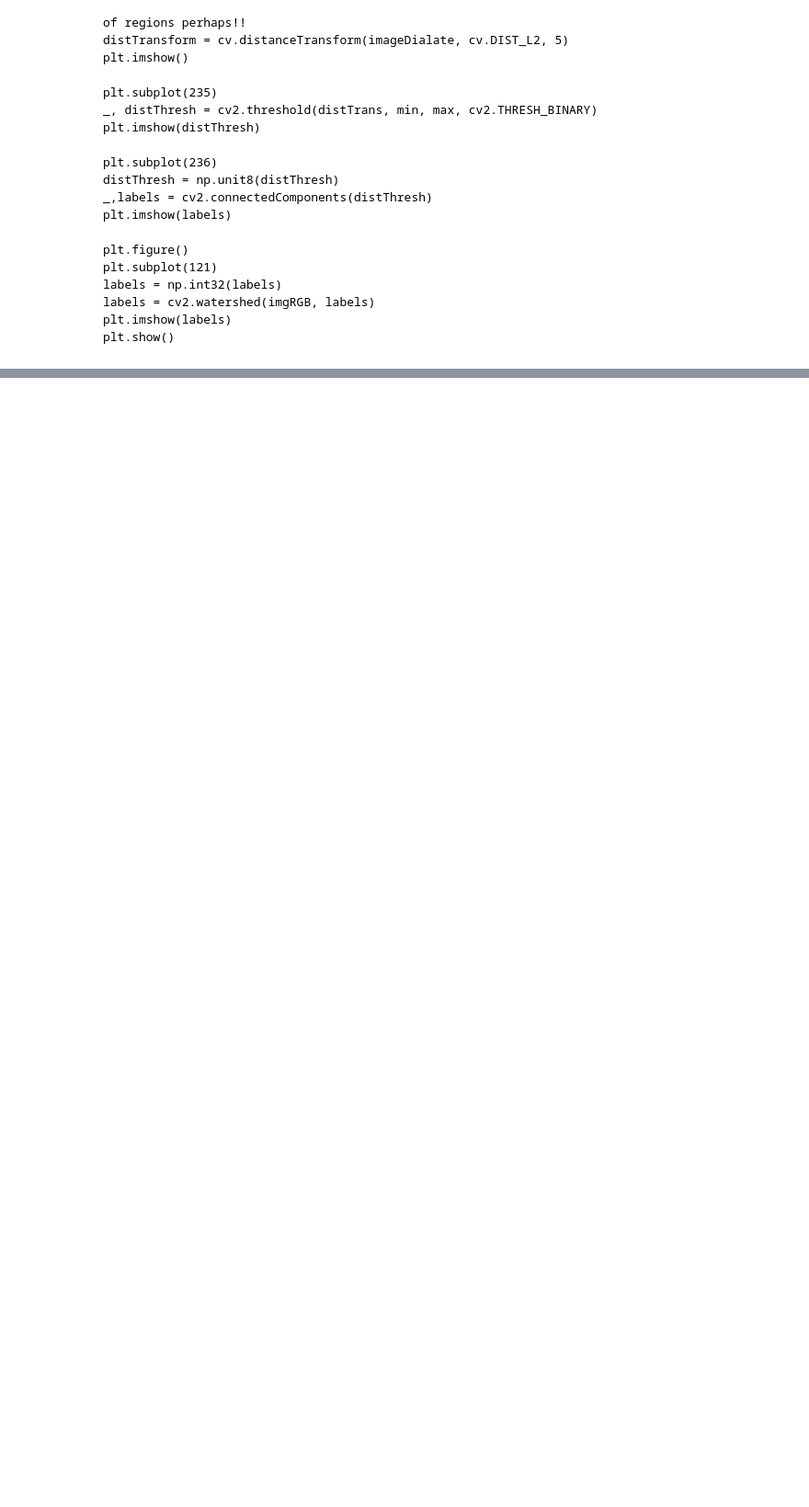
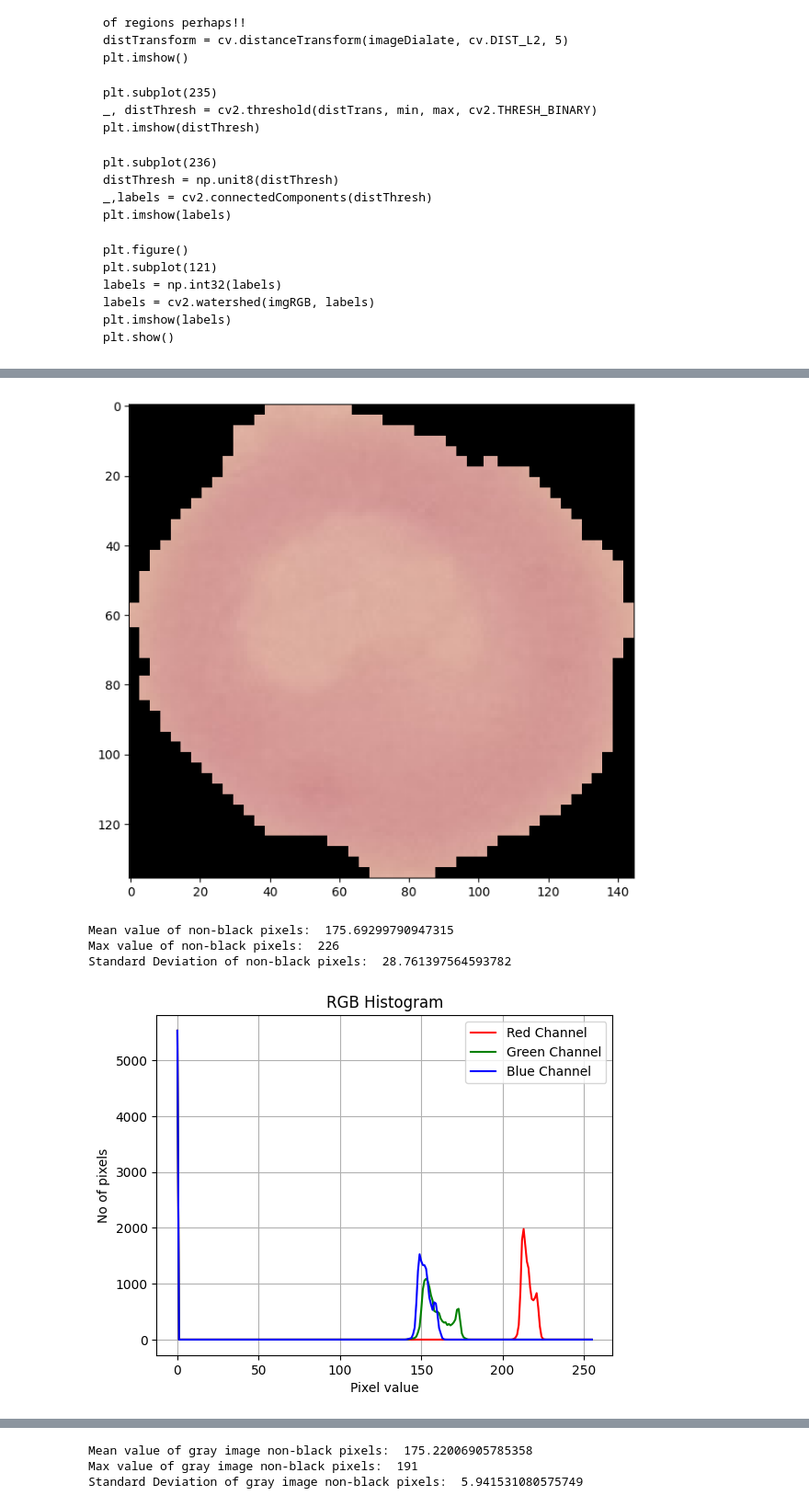
Before and after one commit to SolovevaPolina/Malaria_Screening, a Jupyter notebook: ExploratoryprojectNotebook.ipynb, the cells around one changed output, grey strips where cells are left out. Shown at 92% size. Drawn from its saved outputs; the diff is of its cells as text; code cells hidden in the pictures; blank space fills up the shorter version.

Commit message:
New Data, Working on some Feature Extraction

```diff
--- a/ExploratoryprojectNotebook.ipynb
+++ b/ExploratoryprojectNotebook.ipynb
@@ -250,0 +277,8 @@ H mean: 20.94323371548443 S mean: 34.507235833393814 V mean: 95.4888669890405
+# %%
+featureExtraction(parasiticCell=False)
+# %% [output]
+[figure, added]
+Mean value of non-black pixels:  175.69299790947315
+Max value of non-black pixels:  226
+Standard Deviation of non-black pixels:  28.761397564593782
+[figure, added]
@@ -250,0 +286,3 @@ H mean: 20.94323371548443 S mean: 34.507235833393814 V mean: 95.4888669890405
+Mean value of gray image non-black pixels:  175.22006905785358
+Max value of gray image non-black pixels:  191
+Standard Deviation of gray image non-black pixels:  5.941531080575749
```
Also changed, not shown: parts of 4 cells of this notebook, 2 other files.
